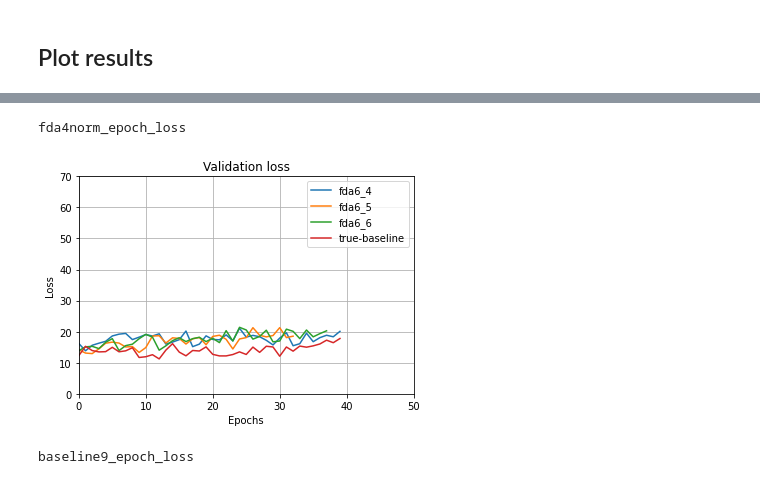
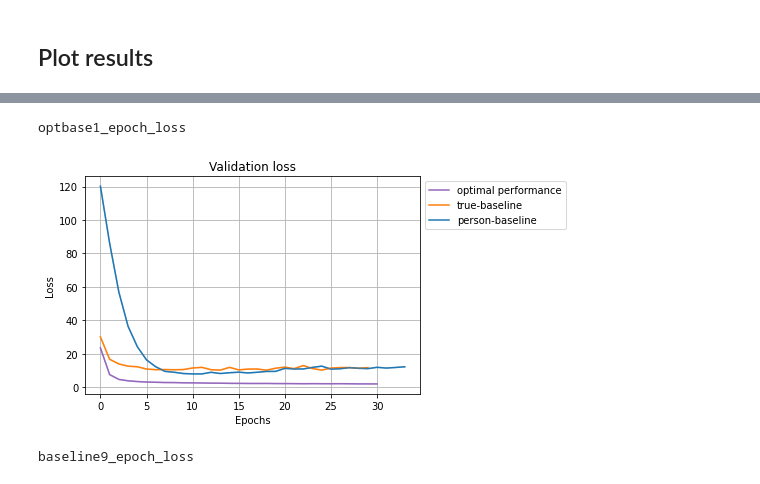
Before and after one commit to saurabh-2905/YOLOv3-UDA, a Jupyter notebook: Visualization tool.ipynb, the cells around one changed output, grey strips where cells are left out. Drawn from its saved outputs; the diff is of its cells as text; code cells hidden in the pictures.

```diff
--- a/Visualization tool.ipynb
+++ b/Visualization tool.ipynb
@@ -767,6 +767,16 @@ else:
 noooo
 # %% [markdown]
 ## Plot results
+# %%
+def smooth(scalars, weight):  # Weight between 0 and 1
+    last = scalars[0]  # First value in the plot (first timestep)
+    smoothed = list()
+    for i, point in enumerate(scalars):
+        smoothed_val = last * weight + (1 - weight) * point  # Calculate smoothed value
+        smoothed.append(smoothed_val)                        # Save it
+        last = smoothed_val                                  # Anchor the last smoothed value
+
+    return smoothed
 # %%
 import pandas as pd
 import matplotlib.pyplot as plt
@@ -824,12 +864,13 @@ import pandas as pd
 import matplotlib.pyplot as plt
 import os
 
-file1_path = 'plots/csv/run-fda4norm_192_val-tag-epoch_loss.csv'
-file2_path = 'plots/csv/run-fda6norm_194_val-tag-epoch_loss.csv'
-file3_path = 'plots/csv/run-fda5norm_193_val-tag-epoch_loss.csv'
-# file4_path = 'plots/csv/run-minent27_169_val-tag-val_mAP.csv'
-file5_path = 'plots/csv/run-optbase3_175_val-tag-epoch_loss.csv'
-smooth = 10
+file1_path = 'plots/csv/run-optbase1_160_val-tag-epoch_loss.csv'
+file2_path = 'plots/csv/run-optbase5_207_val-tag-epoch_loss.csv'
+# file3_path = 'plots/csv/run-fda5norm_193_val-tag-epoch_loss.csv'
+# file4_path = 'plots/csv/run-minent27_169_val-tag-epoch_loss.csv'
+file5_path = 'plots/csv/run-baseline9_147_val-tag-epoch_loss.csv'
+
+weig = 0.0
 
 title_all ={'val_mAP': 'Validation mAP',
            'epoch_loss':'Validation loss',}
@@ -844,51 +885,67 @@ exp_name = key_wrd[1].split('_')[0]
 csv_file1 = pd.read_csv(file1_path)
 steps1 = csv_file1['Step']
 val1 = csv_file1['Value']
+raw1 = val1
+val1 = smooth(scalars=val1, weight=weig)
 
 csv_file2 = pd.read_csv(file2_path)
 steps2 = csv_file2['Step']
 val2 = csv_file2['Value']
+raw2 = val2
+val2 = smooth(scalars=val2, weight=weig)
 
 csv_file3 = pd.read_csv(file3_path)
 steps3 = csv_file3['Step']
 val3 = csv_file3['Value']
+raw3 = val3
+val3 = smooth(scalars=val3, weight=weig)
 
 csv_file4 = pd.read_csv(file4_path)
 steps4 = csv_file4['Step']
 val4 = csv_file4['Value']
+raw4 = val4
+val4 = smooth(scalars=val4, weight=weig)
 
 csv_file5 = pd.read_csv(file5_path)
 steps5 = csv_file5['Step']
 val5 = csv_file5['Value']
+raw5 = val5
+val5 = smooth(scalars=val5, weight=weig)
 
+plotcolor = ['#1f77b4', '#ff7f0e', '#2ca02c', '#d62728', '#9467bd', '#8c564b', '#e377c2',]
+plt.plot(steps1[:40], val1[:40], color=plotcolor[4] )
+plt.plot(steps2[:], val2[:], color=plotcolor[1])
+# plt.plot(steps3, val3, color=plotcolor[2])
+# plt.plot(steps4, val4, color=plotcolor[3])
+plt.plot(steps5, val5, color=plotcolor[0])
 
-plt.plot(steps1[:40], val1[:40])
-plt.plot(steps2[:], val2[:])
-plt.plot(steps3, val3)
-# plt.plot(steps4, val4)
-plt.plot(steps5, val5)
+plt.plot(steps1[:40], raw1[:40], color=plotcolor[4], alpha = 0.3 )
+plt.plot(steps2, raw2, color=plotcolor[1], alpha = 0.3 )
+# plt.plot(steps3, raw3, color=plotcolor[2], alpha = 0.3 )
+# plt.plot(steps4, raw4, color=plotcolor[3], alpha = 0.3 )
+plt.plot(steps5, raw5, color=plotcolor[0], alpha = 0.3 )
 
 # plt.ylim(0,100)
-plt.xlim(0,50)
-if y_labels[metric] == 'mAP':
-    plt.ylim(0,0.8)
-else:
-    plt.ylim(0,70)
+# plt.xlim(0,50)
+# if y_labels[metric] == 'mAP':
+#     plt.ylim(0,0.8)
+# else:
+#     plt.ylim(0,70)
 plt.grid('on')
 plt.xlabel('Epochs')
 plt.ylabel(y_labels[metric])
 plt.title(title_all[metric])
-plt.legend(['fda6_4', 'fda6_5', 'fda6_6', 'true-baseline'])
+plt.legend(['optimal performance', 'true-baseline', 'person-baseline'], bbox_to_anchor=(1.0,1.0), loc= 'upper left')
 # out_name = 'plots/'+exp_name+'_'+metric
-out_name = 'plots/'+'fda6_circle'+'_'+metric
+out_name = 'plots/'+'baselines'+'_'+metric
 plt.tight_layout
 if not os.path.exists(out_name+'.pdf'):
-    plt.savefig(out_name+'.pdf', dpi=300, orientation='landscape', format='pdf')
+    plt.savefig(out_name+'.pdf', dpi=300, orientation='landscape', format='pdf',  bbox_inches='tight')
 print(exp_name+'_'+metric+'')
 plt.show()
 # %% [output]
-fda4norm_epoch_loss
+optbase1_epoch_loss
-[figure, old version]
+[figure, new version]
 # %%
 import pandas as pd
 import matplotlib.pyplot as plt
```
Also changed, not shown: parts of 2 cells of this notebook, 2 other files.
